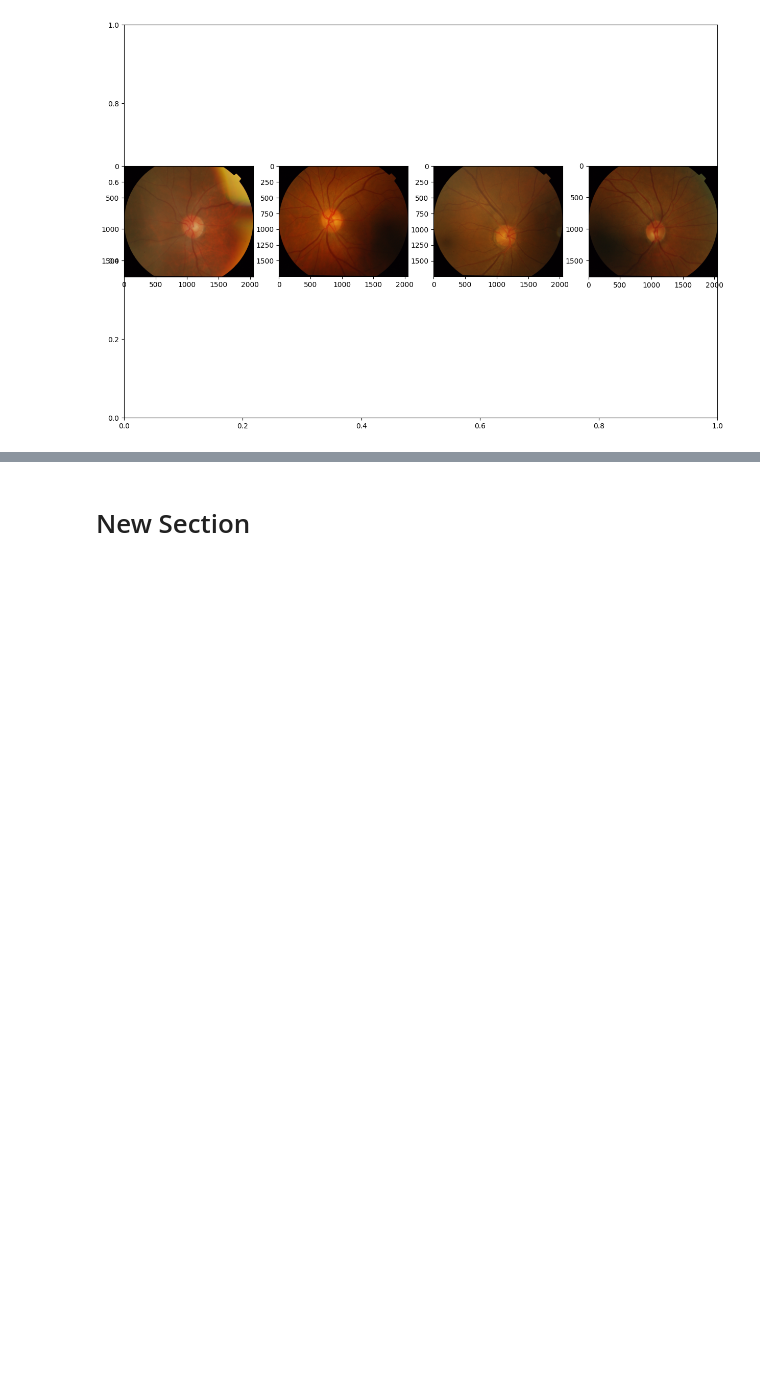
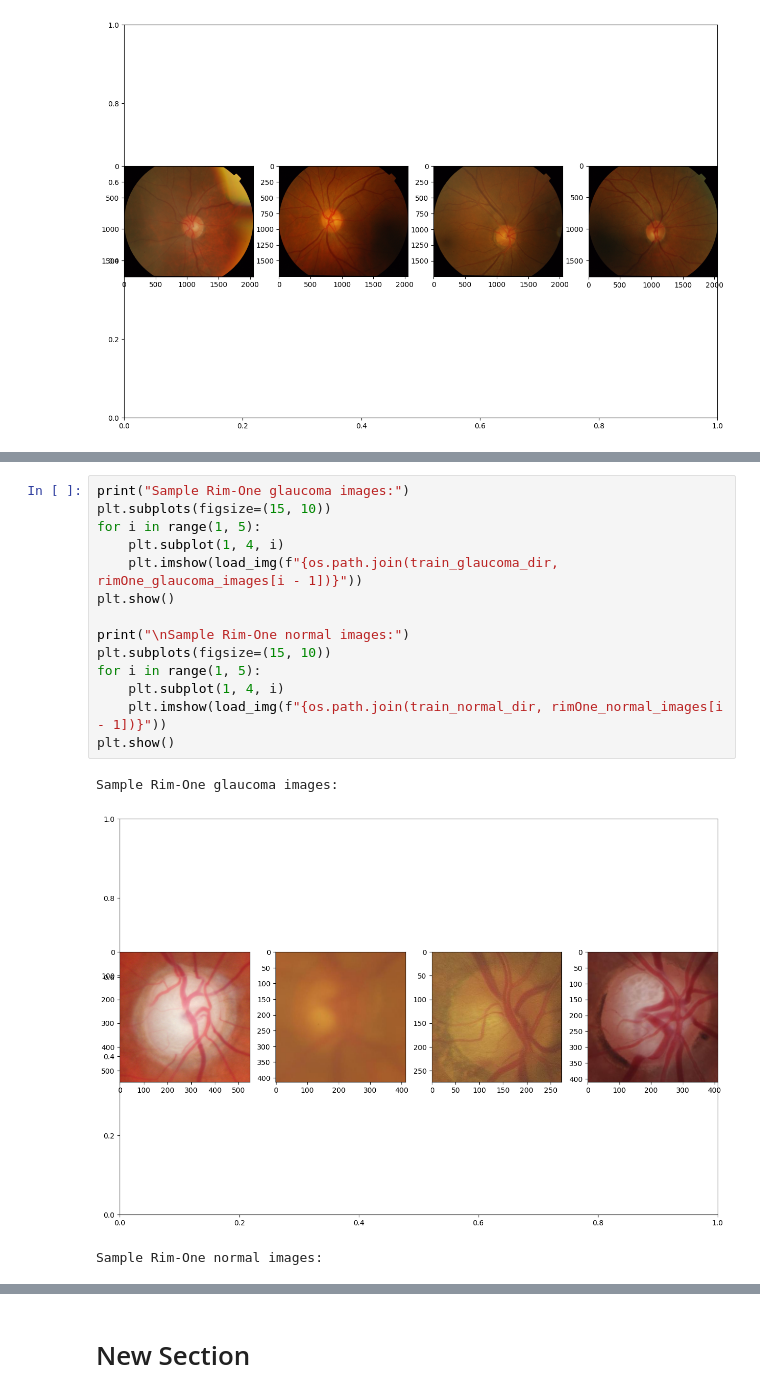
Before and after one commit to KUDUPUDIMOUNIKA/Glaucomo_Detection, a Jupyter notebook: GlaucomoDetection.ipynb, the cells around one changed output, grey strips where cells are left out. Saved outputs shown, nothing was run; the diff lists cells and outputs as text; blank space fills up the shorter version.

```diff
--- a/GlaucomoDetection.ipynb
+++ b/GlaucomoDetection.ipynb
@@ -63,0 +96,18 @@ Sample Dristhi normal images:
+# %%
+print("Sample Rim-One glaucoma images:")
+plt.subplots(figsize=(15, 10))
+for i in range(1, 5):
+    plt.subplot(1, 4, i)
+    plt.imshow(load_img(f"{os.path.join(train_glaucoma_dir, rimOne_glaucoma_images[i - 1])}"))
+plt.show()
+
+print("\nSample Rim-One normal images:")
+plt.subplots(figsize=(15, 10))
+for i in range(1, 5):
+    plt.subplot(1, 4, i)
+    plt.imshow(load_img(f"{os.path.join(train_normal_dir, rimOne_normal_images[i - 1])}"))
+plt.show()
+# %% [output]
+Sample Rim-One glaucoma images:
+[figure, added]
+Sample Rim-One normal images:
```
Also changed, not shown: parts of 12 cells of this notebook.
